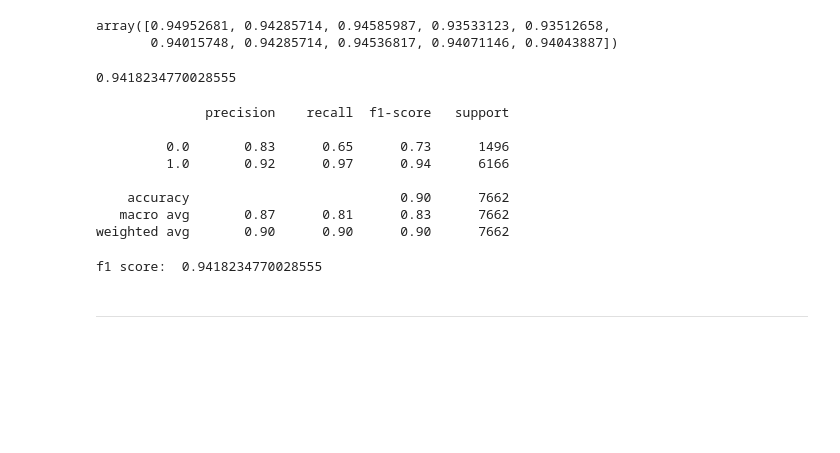
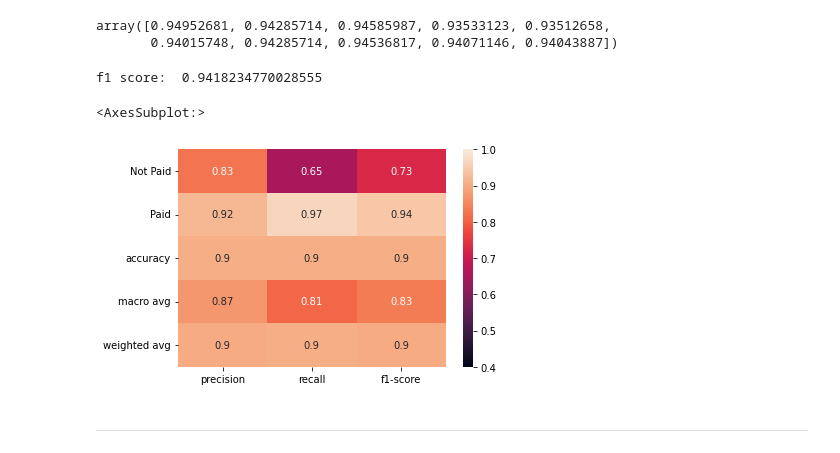
Before and after one commit to eugenekim3107/loan-credential-predictor, a Jupyter notebook: model/models.ipynb, the cells around one changed output. Saved outputs shown, nothing was run; the diff lists cells and outputs as text; code cells hidden in the pictures; blank space fills up the shorter version.

```diff
--- a/model/models.ipynb
+++ b/model/models.ipynb
@@ -32,20 +36,4 @@ scores
 # %% [output]
 array([0.94952681, 0.94285714, 0.94585987, 0.93533123, 0.93512658,
        0.94015748, 0.94285714, 0.94536817, 0.94071146, 0.94043887])
-# %%
-#f1 score mean
-scores.mean()
-# %% [output]
-0.9418234770028555
-# %%
-print(metrics.classification_report(loan_labels, loan_predictions))
-# %% [output]
-              precision    recall  f1-score   support
-
-         0.0       0.83      0.65      0.73      1496
-         1.0       0.92      0.97      0.94      6166
-
-    accuracy                           0.90      7662
-   macro avg       0.87      0.81      0.83      7662
-weighted avg       0.90      0.90      0.90      7662
 # %%
@@ -52,6 +41,16 @@ weighted avg       0.90      0.90      0.90      7662
 print("f1 score: ", scores.mean())
 # %% [output]
 f1 score:  0.9418234770028555
+# %%
+#visualize score
+clf_report = classification_report(y_true=loan_labels,
+                                   y_pred=loan_predictions,
+                                   target_names=['Not Paid','Paid'],
+                                   output_dict=True)
+sns.heatmap(pd.DataFrame(clf_report).iloc[:-1, :].T, vmin=0.4, vmax=1, annot=True)
+# %% [output]
+<AxesSubplot:>
+[figure, added]
 # %% [markdown]
 ---
 # %% [markdown]
```
Also changed, not shown: parts of 10 cells of this notebook.
